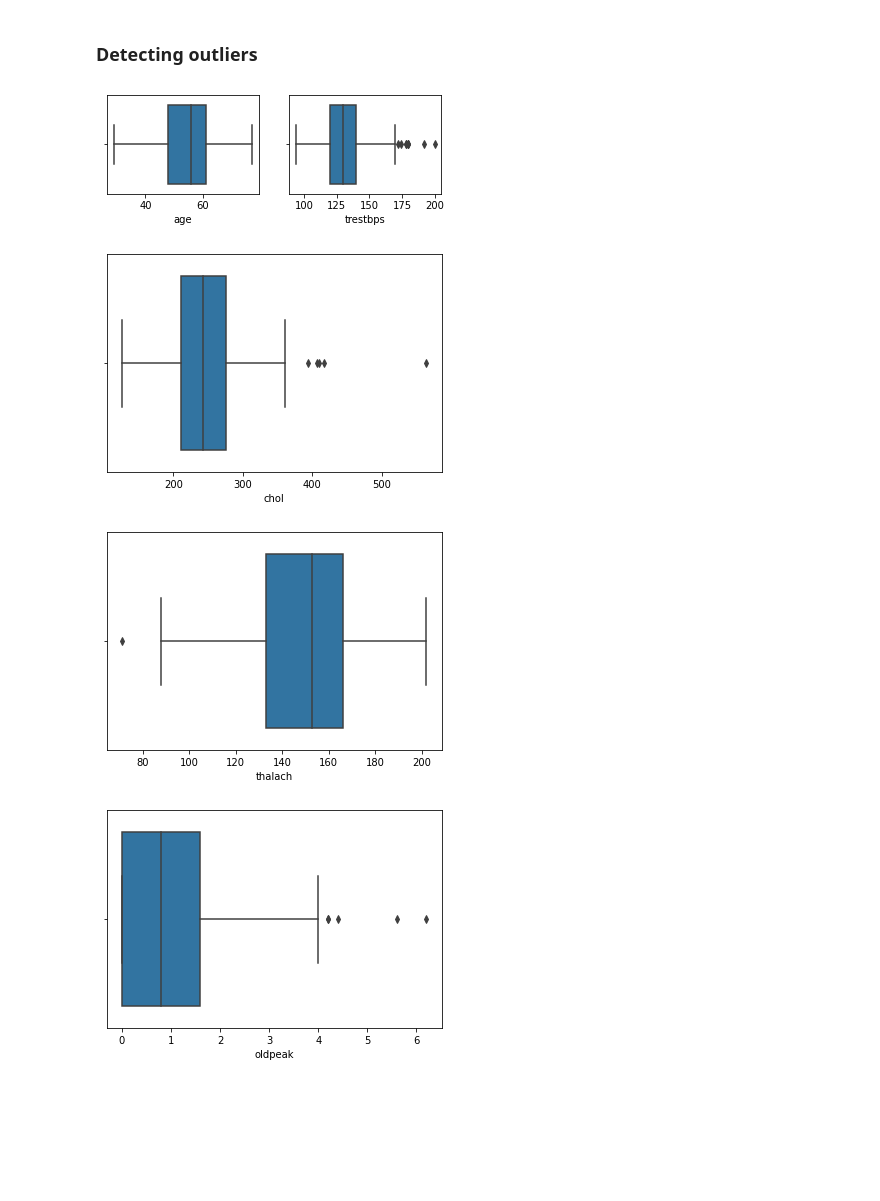
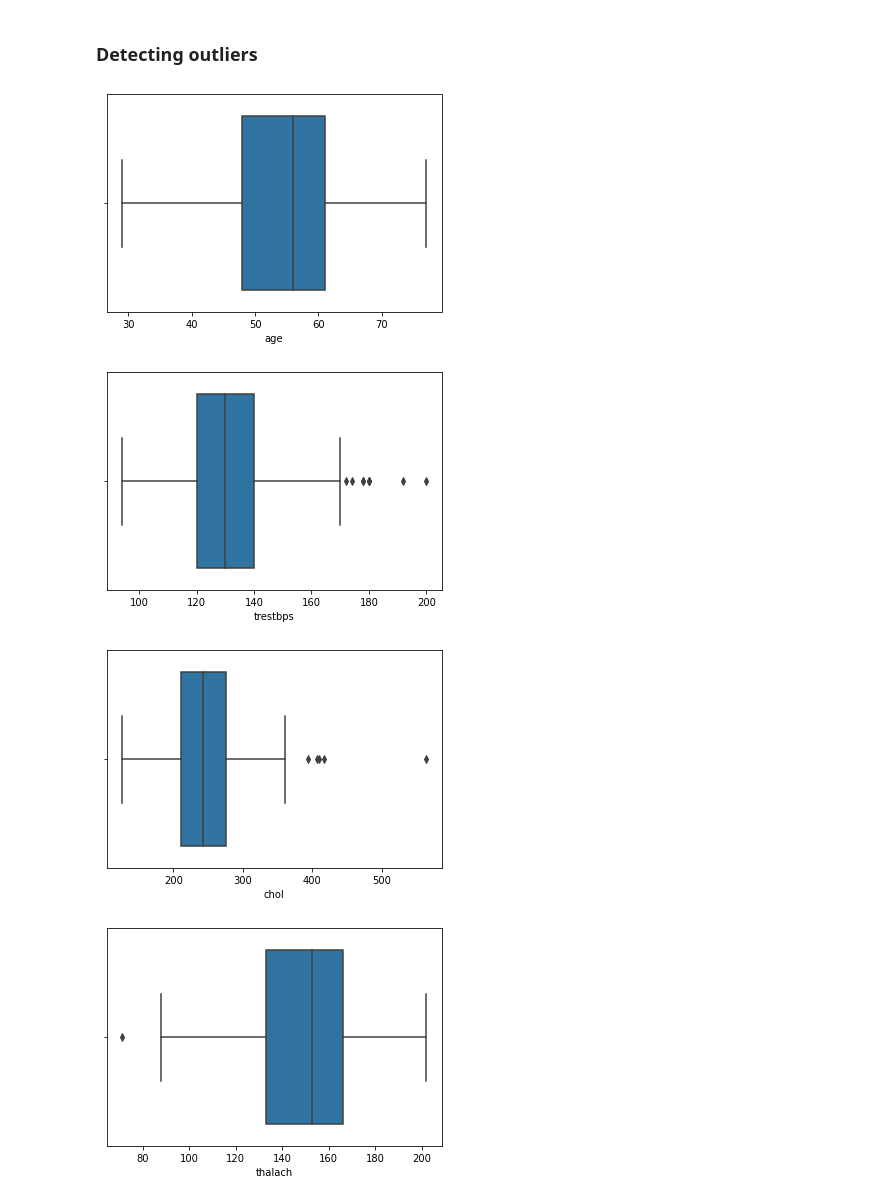
Before and after one commit to valin242/uci_heart_disease, a Jupyter notebook: heart_disease_pred.ipynb, the cells around one changed output. Drawn from its saved outputs; the diff is of its cells as text; code cells hidden in the pictures; blank space fills up the shorter version.

Commit message:
working on making plots (histo) for EDA

```diff
--- a/heart_disease_pred.ipynb
+++ b/heart_disease_pred.ipynb
@@ -317,25 +317,25 @@ sns.heatmap(corr_val, annot=True, vmin=-1, vmax=1)
 # %%
 # generate box plots for each of the features to look for outliers
 # def featBoxPlot (df):
 #     cols = df.columns.tolist()
 #     for col in cols:
 #         plt.subplot()
 #         sns.boxplot(x=df[str(col)])
 
 # featBoxPlot(x_features_cleaned)
-plt.subplot(2, 2, 1)
+plt.show()
 sns.boxplot(x=x_features_cleaned['age'])
-plt.subplot(2, 2, 2)
+plt.show()
 sns.boxplot(x=x_features_cleaned['trestbps'])
 plt.show()
 sns.boxplot(x=x_features_cleaned['chol'])
 plt.show()
 sns.boxplot(x=x_features_cleaned['thalach'])
 plt.show()
 sns.boxplot(x=x_features_cleaned['oldpeak'])
 plt.show()
 # %% [output]
-[figure, old version]
+[figure, new version]
-[figure, old version]
+[figure, new version]
-[figure, old version]
+[figure, new version]
-[figure, old version]
+[figure, new version]
```
Also changed, not shown: parts of 2 cells of this notebook.
